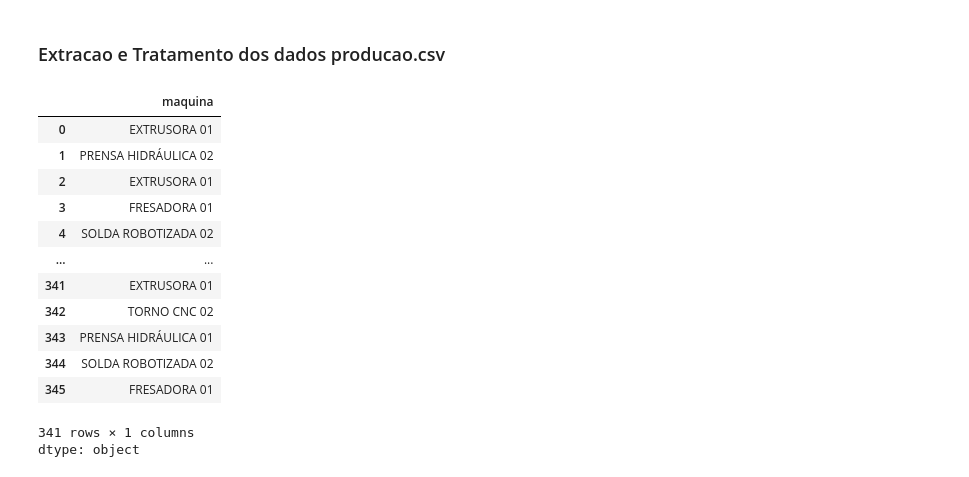
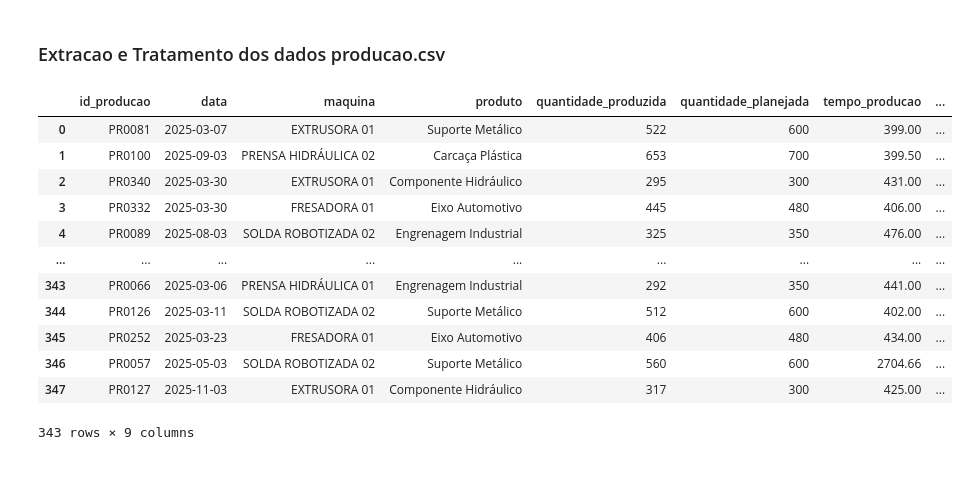
Before and after one commit to cirobezerradev/projeto-tecfor-industrial, a Jupyter notebook: Análise_de_Dados_Industriais.ipynb, the cells around one changed output. Saved outputs shown, nothing was run; the diff lists cells and outputs as text; code cells hidden in the pictures.

```diff
--- a/Análise_de_Dados_Industriais.ipynb
+++ b/Análise_de_Dados_Industriais.ipynb
@@ -56,42 +77,65 @@ Duplicados: 4
 # %%
 df_producao = pd.read_csv('/content/producao.csv')
 
 # Etapa 1 Verificar dados nulos
 # print(df_producao.isna().sum())
 # identificado valores nulos na 'quantidade_produzida', 'tempo_producao' e 'operador'
 # Substituir valores nulos de 'quantidade_produzida', 'tempo_producao' pela mediana
 df_producao['quantidade_produzida'] = df_producao['quantidade_produzida']\
                 .fillna(df_producao['quantidade_produzida'].median())
 df_producao['tempo_producao'] = df_producao['tempo_producao']\
                 .fillna(df_producao['tempo_producao'].median())
 # Substituir valores nulos de 'operador' pela mediana
 df_producao['operador'] = df_producao['operador']\
                 .fillna(df_producao['operador'].mode()[0])
 
 # Etapa 2 Verificar Duplicados
 # print(df_producao.duplicated().sum())
 # Localizado 5 valores duplciados
 df_producao = df_producao.drop_duplicates()
 # Convertendo data para datetime e padronizando o formato
 df_producao['data'] = pd.to_datetime(df_producao['data'], yearfirst=True, format='mixed')
 
+# Etapa 3 Padronização dos nomes das Máquinas
+# print(df_producao['maquina'].unique())
+'''Removendo espaços do inicio e final com strip, alterando para caixa alta com upper \
+e substituindo espaços duplo por espaço simples'''
 df_producao['maquina'] = df_producao['maquina'].str.strip().str.upper().str.replace('  ', ' ')
-# df_producao['maquina'] =
+'''Nos locais nos numeros 1 adicionei um zero e depois replace 00 por 0 para que
+o padrão seja exemplo: INJETORA PLÁSTICA 01'''
+df_producao['maquina'] = df_producao['maquina'].str[:-1] + '0' + df_producao['maquina'].str[-1]
+df_producao['maquina'] = df_producao['maquina'].str.replace('00', '0')
 
-# df_producao['maquina'] = df_producao['maquina'].str.replace('1', '01').str.replace('2', '02').str.replace('00', '0')
-df_producao['maquina'].unique()
+# print('\n Após padronização do nome')
+# print(df_producao['maquina'].unique())
+
+# Foi identificado valores iguais a zero em tempo_producao
+# print(df_producao[df_producao['tempo_producao'] == 0][['maquina', 'tempo_producao']])
+# Substitui valores 0 pela mediana do tempo_producao e arendodar para duas casas decimais
+df_producao['tempo_producao'] = df_producao['tempo_producao'].replace(0, df_producao['tempo_producao'].median()).round(2)
+
+# padronizando os turnos
+# print(df_producao['turno'].unique())
+df_producao['turno'] = df_producao['turno'].str.strip().str.lower()
+# print(df_producao['turno'].unique())
+
+df_producao['quantidade_produzida'] = df_producao['quantidade_produzida'].astype('int')
+
+
+# listar_outliers(df_producao, 'tempo_producao')
+
+df_producao
 # %% [output]
-|  | maquina |
-| 0 | EXTRUSORA 01 |
-| 1 | PRENSA HIDRÁULICA 02 |
-| 2 | EXTRUSORA 01 |
-| 3 | FRESADORA 01 |
-| 4 | SOLDA ROBOTIZADA 02 |
-| ... | ... |
-| 341 | EXTRUSORA 01 |
-| 342 | TORNO CNC 02 |
-| 343 | PRENSA HIDRÁULICA 01 |
-| 344 | SOLDA ROBOTIZADA 02 |
-| 345 | FRESADORA 01 |
+|  | id_producao | data | maquina | produto | quantidade_produzida | quantidade_planejada | tempo_producao | ... |
+| 0 | PR0081 | 2025-03-07 | EXTRUSORA 01 | Suporte Metálico | 522 | 600 | 399.00 | ... |
+| 1 | PR0100 | 2025-09-03 | PRENSA HIDRÁULICA 02 | Carcaça Plástica | 653 | 700 | 399.50 | ... |
+| 2 | PR0340 | 2025-03-30 | EXTRUSORA 01 | Componente Hidráulico | 295 | 300 | 431.00 | ... |
+| 3 | PR0332 | 2025-03-30 | FRESADORA 01 | Eixo Automotivo | 445 | 480 | 406.00 | ... |
+| 4 | PR0089 | 2025-08-03 | SOLDA ROBOTIZADA 02 | Engrenagem Industrial | 325 | 350 | 476.00 | ... |
+| ... | ... | ... | ... | ... | ... | ... | ... | ... |
+| 343 | PR0066 | 2025-03-06 | PRENSA HIDRÁULICA 01 | Engrenagem Industrial | 292 | 350 | 441.00 | ... |
+| 344 | PR0126 | 2025-03-11 | SOLDA ROBOTIZADA 02 | Suporte Metálico | 512 | 600 | 402.00 | ... |
+| 345 | PR0252 | 2025-03-23 | FRESADORA 01 | Eixo Automotivo | 406 | 480 | 434.00 | ... |
+| 346 | PR0057 | 2025-05-03 | SOLDA ROBOTIZADA 02 | Suporte Metálico | 560 | 600 | 2704.66 | ... |
+| 347 | PR0127 | 2025-11-03 | EXTRUSORA 01 | Componente Hidráulico | 317 | 300 | 425.00 | ... |
-341 rows × 1 columns
-dtype: object
+343 rows × 9 columns
```
Also changed, not shown: parts of 4 cells of this notebook.
